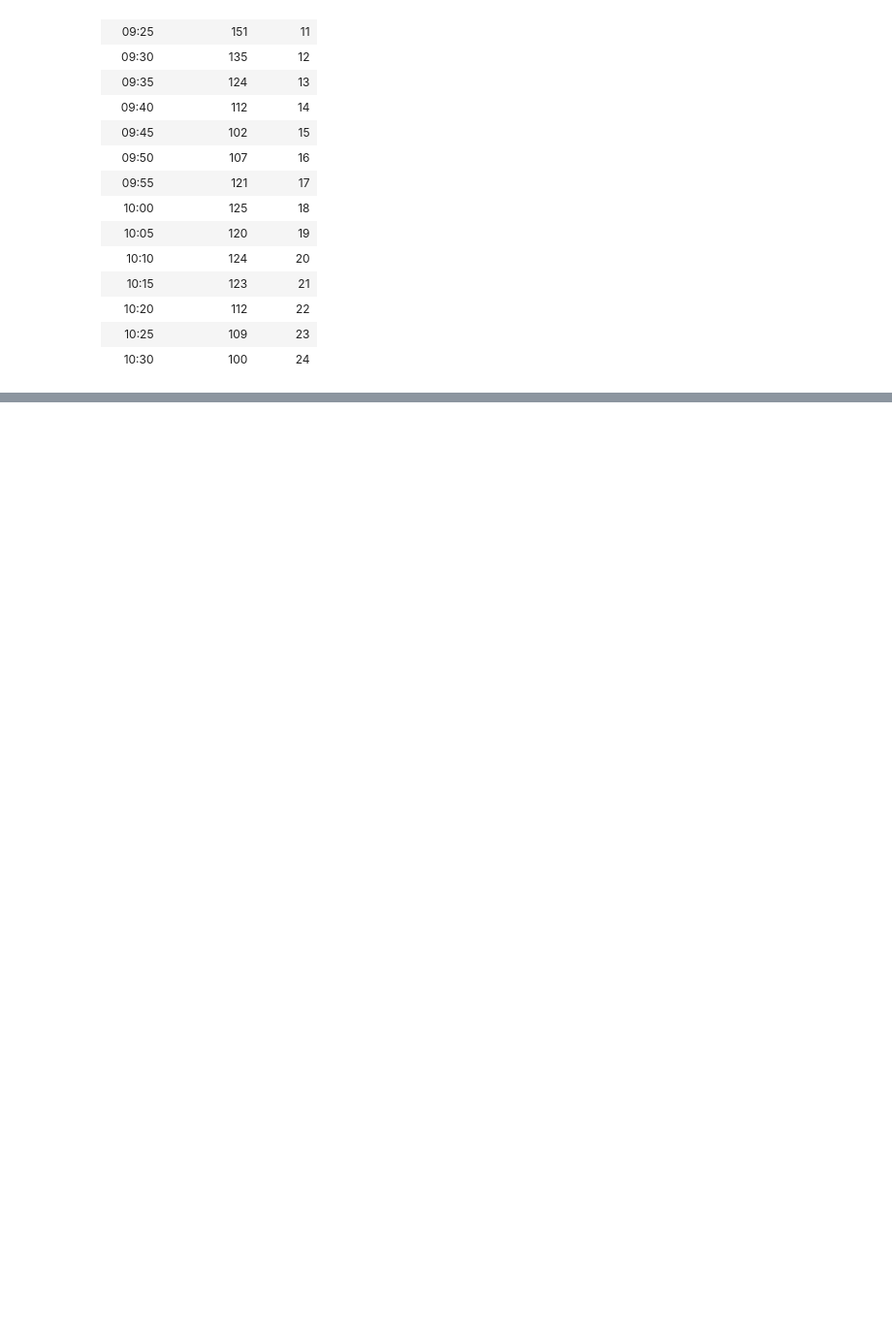
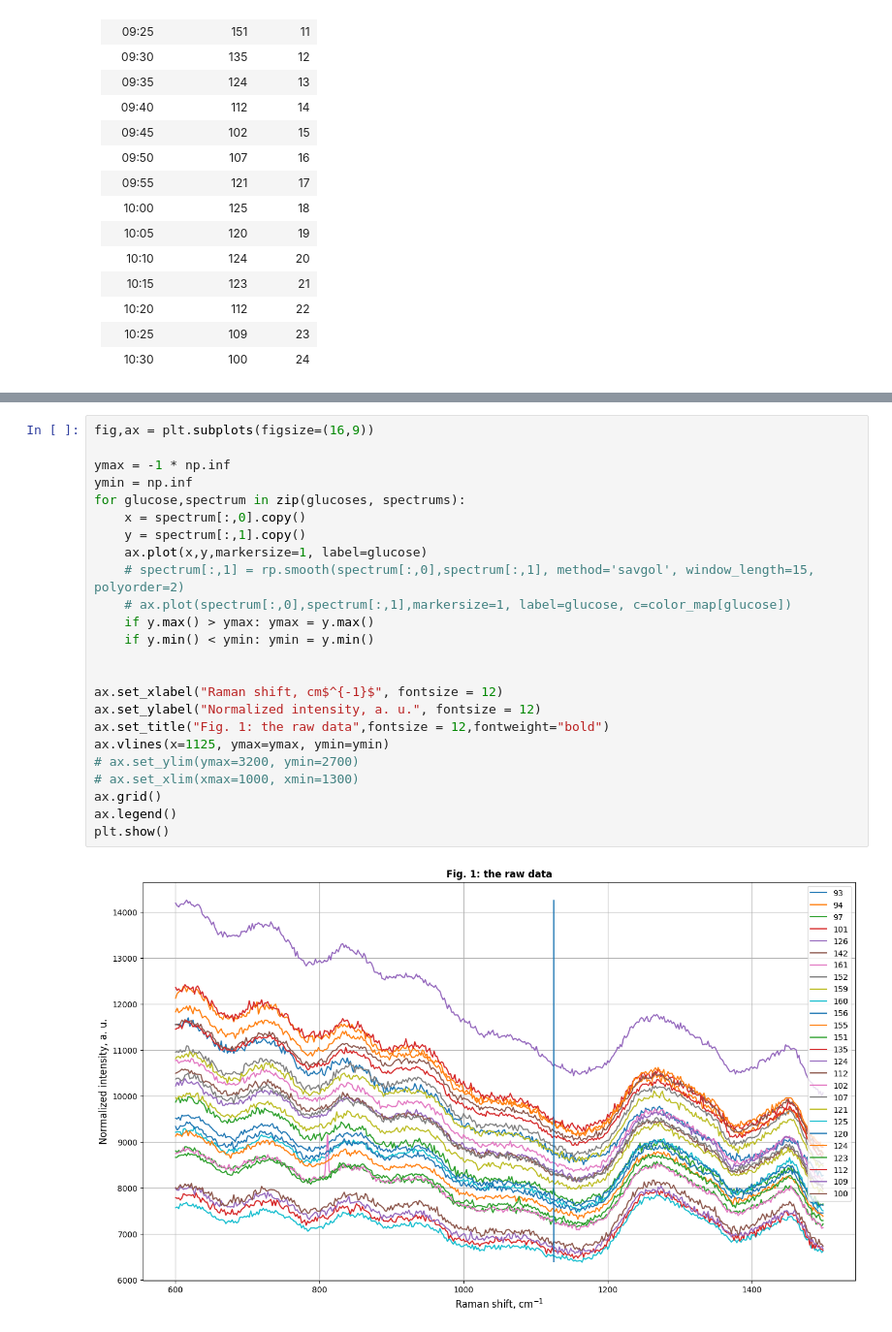
Before and after one commit to fizzyf0xy/Raman, a Jupyter notebook: python/20240319_subject1/analysis.ipynb, the cells around one changed output, grey strips where cells are left out. Shown at 97% size. Drawn from its saved outputs; the diff is of its cells as text; blank space fills up the shorter version.

```diff
--- a/python/20240319_subject1/analysis.ipynb
+++ b/python/20240319_subject1/analysis.ipynb
@@ -64,0 +253,26 @@ plt.show()
+# %%
+fig,ax = plt.subplots(figsize=(16,9))
+
+ymax = -1 * np.inf
+ymin = np.inf
+for glucose,spectrum in zip(glucoses, spectrums):
+    x = spectrum[:,0].copy()
+    y = spectrum[:,1].copy()
+    ax.plot(x,y,markersize=1, label=glucose)
+    # spectrum[:,1] = rp.smooth(spectrum[:,0],spectrum[:,1], method='savgol', window_length=15, polyorder=2)
+    # ax.plot(spectrum[:,0],spectrum[:,1],markersize=1, label=glucose, c=color_map[glucose])
+    if y.max() > ymax: ymax = y.max()
+    if y.min() < ymin: ymin = y.min()
+
+
+ax.set_xlabel("Raman shift, cm$^{-1}$", fontsize = 12)
+ax.set_ylabel("Normalized intensity, a. u.", fontsize = 12)
+ax.set_title("Fig. 1: the raw data",fontsize = 12,fontweight="bold")
+ax.vlines(x=1125, ymax=ymax, ymin=ymin)
+# ax.set_ylim(ymax=3200, ymin=2700)
+# ax.set_xlim(xmax=1000, xmin=1300)
+ax.grid()
+ax.legend()
+plt.show()
+# %% [output]
+[figure, added]
```
Also changed, not shown: parts of 9 cells of this notebook, 3 other files.
